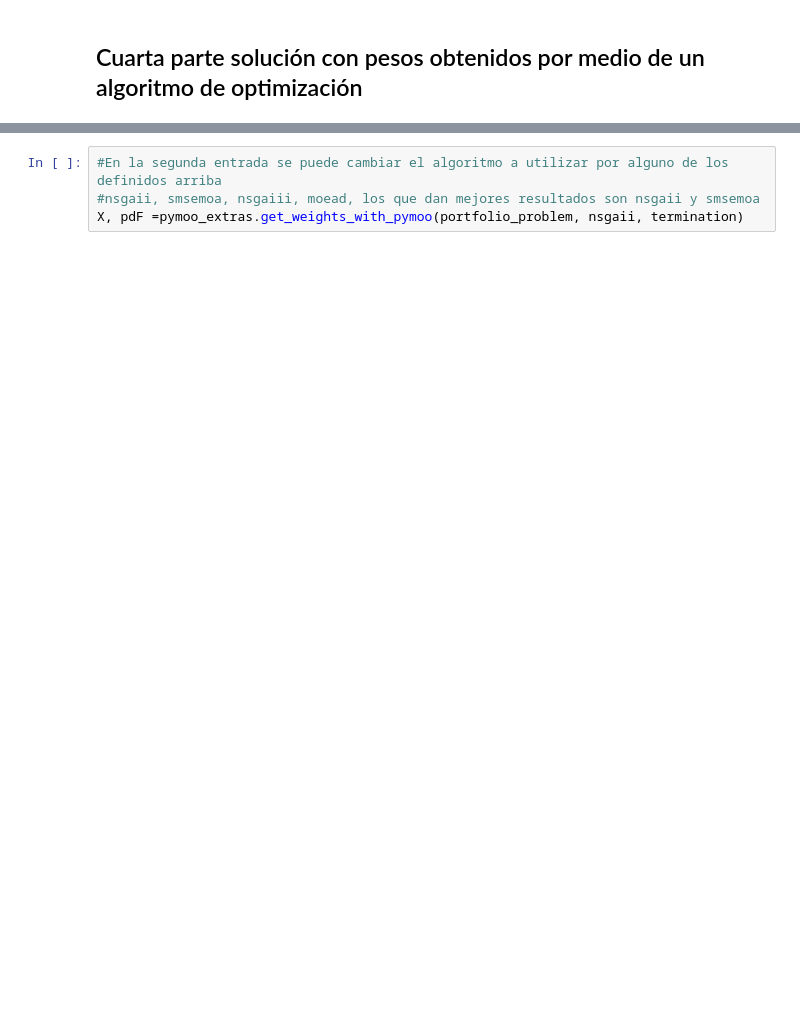
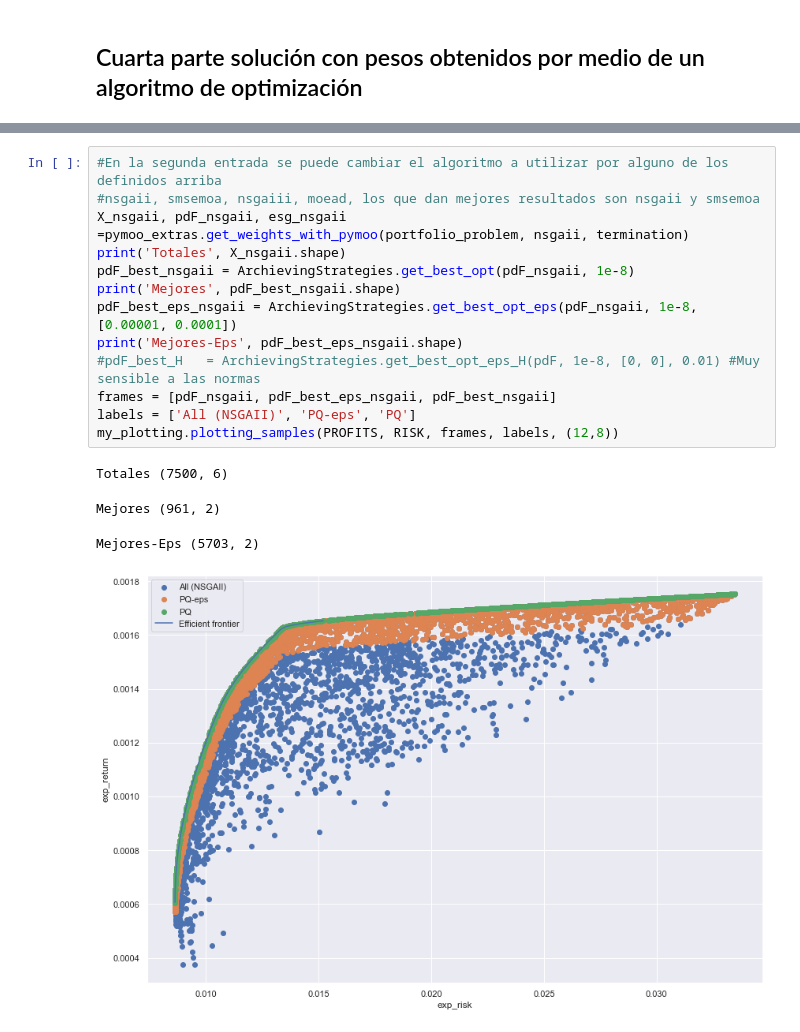
Before and after one commit to yeudiellm/MO-PortafoliosInversion, a Jupyter notebook: PruebasRecopilacion.ipynb, the cells around one changed output, grey strips where cells are left out. Drawn from its saved outputs; the diff is of its cells as text; blank space fills up the shorter version.

```diff
--- a/PruebasRecopilacion.ipynb
+++ b/PruebasRecopilacion.ipynb
@@ -94,4 +167,18 @@ moead = MOEAD( ref_dirs=ref_dirs, repair=pymoo_extras.Portfolio_Repair())
 # %%
 #En la segunda entrada se puede cambiar el algoritmo a utilizar por alguno de los definidos arriba
 #nsgaii, smsemoa, nsgaiii, moead, los que dan mejores resultados son nsgaii y smsemoa
-X, pdF =pymoo_extras.get_weights_with_pymoo(portfolio_problem, nsgaii, termination)
+X_nsgaii, pdF_nsgaii, esg_nsgaii =pymoo_extras.get_weights_with_pymoo(portfolio_problem, nsgaii, termination)
+print('Totales', X_nsgaii.shape)
+pdF_best_nsgaii = ArchievingStrategies.get_best_opt(pdF_nsgaii, 1e-8)
+print('Mejores', pdF_best_nsgaii.shape)
+pdF_best_eps_nsgaii = ArchievingStrategies.get_best_opt_eps(pdF_nsgaii, 1e-8, [0.00001, 0.0001])
+print('Mejores-Eps', pdF_best_eps_nsgaii.shape)
+#pdF_best_H   = ArchievingStrategies.get_best_opt_eps_H(pdF, 1e-8, [0, 0], 0.01) #Muy sensible a las normas
+frames = [pdF_nsgaii, pdF_best_eps_nsgaii, pdF_best_nsgaii]
+labels = ['All (NSGAII)', 'PQ-eps', 'PQ']
+my_plotting.plotting_samples(PROFITS, RISK, frames, labels, (12,8))
+# %% [output]
+Totales (7500, 6)
+Mejores (961, 2)
+Mejores-Eps (5703, 2)
+[figure, added]
```
Also changed, not shown: parts of 19 cells of this notebook, 7 other files.
